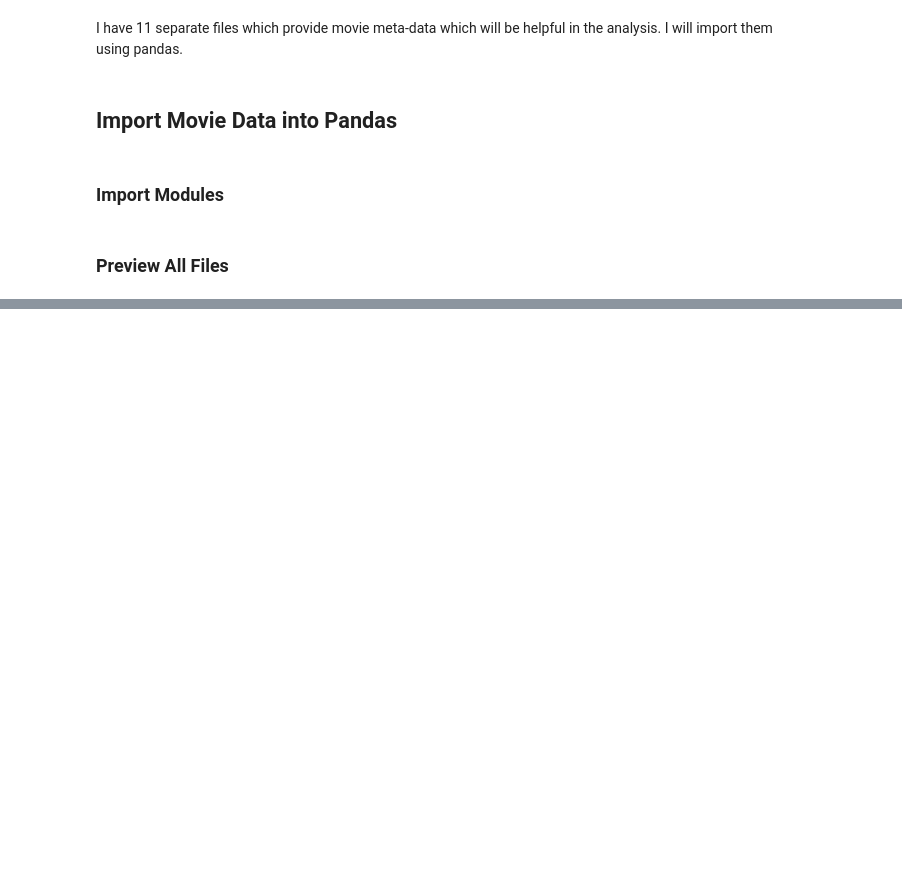
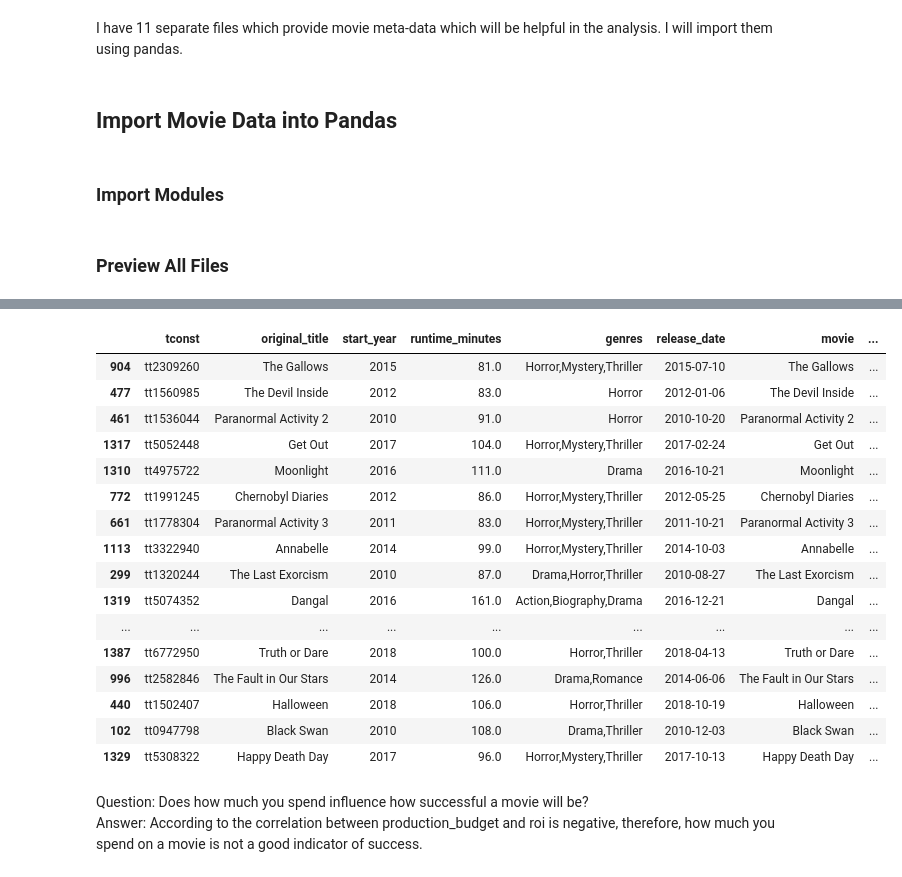
Before and after one commit to bentson1187/dsc-phase-1-project, a Jupyter notebook: Bentson, Brian Phase 1 Project.ipynb, the cells around one changed output, grey strips where cells are left out. Cells and saved outputs as stored; diff of their text form; code cells hidden in the pictures; blank space fills up the shorter version.

```diff
--- a/Bentson, Brian Phase 1 Project.ipynb
+++ b/Bentson, Brian Phase 1 Project.ipynb
@@ -119,0 +1061,28 @@ Table Name: rt_reviews
+# %%
+#calculate the IQR for ROI
+roi_q25 = movies_df['roi'].quantile(q=0.25)
+roi_q75 = movies_df['roi'].quantile(q=0.75)
+roi_iqr = roi_q75 - roi_q25
+roi_outlier_thresh = 1.5*roi_iqr
+upper_thresh = roi_q75 + roi_outlier_thresh
+lower_thresh = roi_q25 - roi_outlier_thresh
+# %%
+movies_df.loc[movies_df['roi'] > upper_thresh].sort_values('roi', ascending=False).head(20)
+# %% [output]
+|  | tconst | original_title | start_year | runtime_minutes | genres | release_date | movie | ... |
+| 904 | tt2309260 | The Gallows | 2015 | 81.0 | Horror,Mystery,Thriller | 2015-07-10 | The Gallows | ... |
+| 477 | tt1560985 | The Devil Inside | 2012 | 83.0 | Horror | 2012-01-06 | The Devil Inside | ... |
+| 461 | tt1536044 | Paranormal Activity 2 | 2010 | 91.0 | Horror | 2010-10-20 | Paranormal Activity 2 | ... |
+| 1317 | tt5052448 | Get Out | 2017 | 104.0 | Horror,Mystery,Thriller | 2017-02-24 | Get Out | ... |
+| 1310 | tt4975722 | Moonlight | 2016 | 111.0 | Drama | 2016-10-21 | Moonlight | ... |
+| 772 | tt1991245 | Chernobyl Diaries | 2012 | 86.0 | Horror,Mystery,Thriller | 2012-05-25 | Chernobyl Diaries | ... |
+| 661 | tt1778304 | Paranormal Activity 3 | 2011 | 83.0 | Horror,Mystery,Thriller | 2011-10-21 | Paranormal Activity 3 | ... |
+| 1113 | tt3322940 | Annabelle | 2014 | 99.0 | Horror,Mystery,Thriller | 2014-10-03 | Annabelle | ... |
+| 299 | tt1320244 | The Last Exorcism | 2010 | 87.0 | Drama,Horror,Thriller | 2010-08-27 | The Last Exorcism | ... |
+| 1319 | tt5074352 | Dangal | 2016 | 161.0 | Action,Biography,Drama | 2016-12-21 | Dangal | ... |
+| ... | ... | ... | ... | ... | ... | ... | ... | ... |
+| 1387 | tt6772950 | Truth or Dare | 2018 | 100.0 | Horror,Thriller | 2018-04-13 | Truth or Dare | ... |
+| 996 | tt2582846 | The Fault in Our Stars | 2014 | 126.0 | Drama,Romance | 2014-06-06 | The Fault in Our Stars | ... |
+| 440 | tt1502407 | Halloween | 2018 | 106.0 | Horror,Thriller | 2018-10-19 | Halloween | ... |
+| 102 | tt0947798 | Black Swan | 2010 | 108.0 | Drama,Thriller | 2010-12-03 | Black Swan | ... |
+| 1329 | tt5308322 | Happy Death Day | 2017 | 96.0 | Horror,Mystery,Thriller | 2017-10-13 | Happy Death Day | ... |
@@ -119,0 +1093,4 @@ Table Name: rt_reviews
+# %% [markdown]
+Question: Does how much you spend influence how successful a movie will be?
+<br>
+Answer: According to the correlation between production_budget and roi is negative, therefore, how much you spend on a movie is not a good indicator of success.
```
Also changed, not shown: parts of 134 cells of this notebook, 2 other files.
